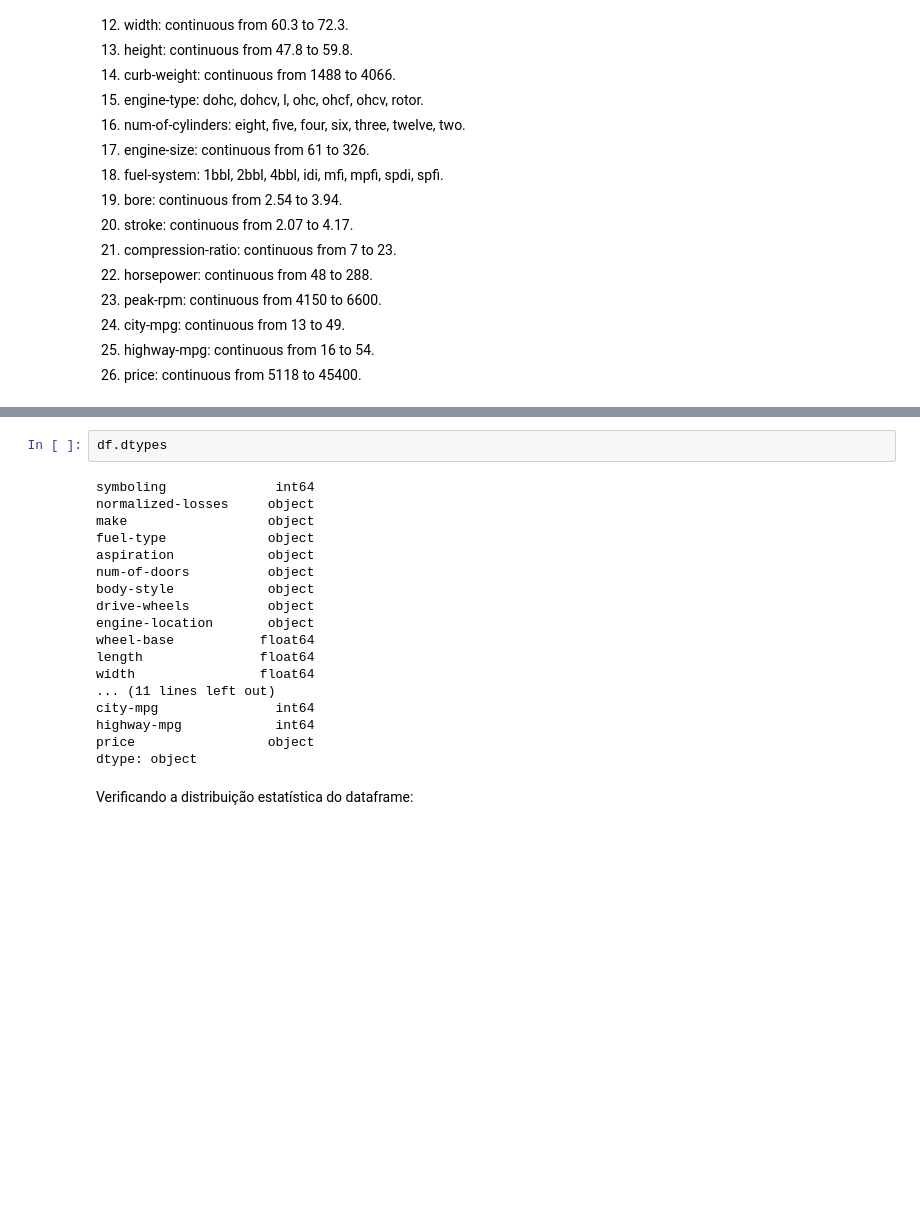
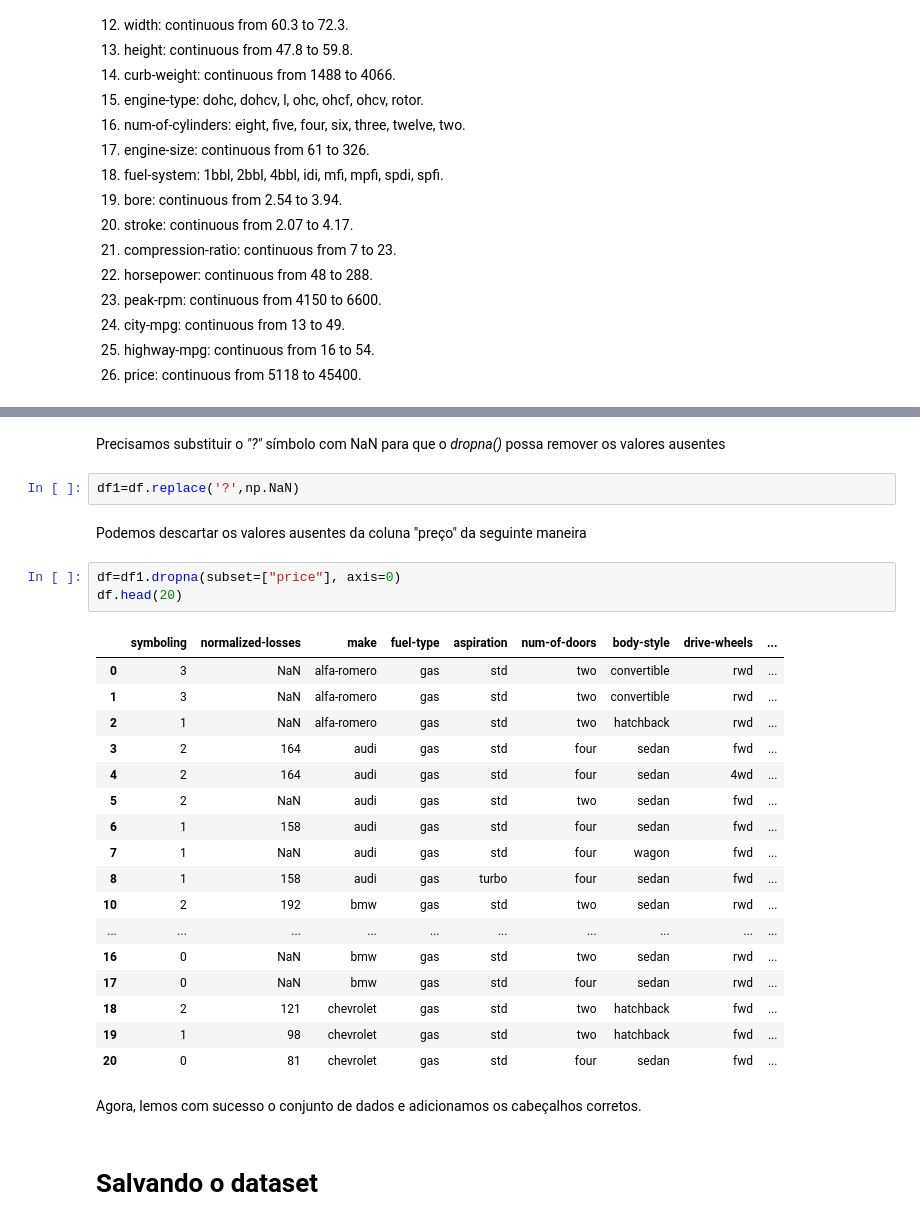
Before and after one commit to ljcotica/DataScience, a Jupyter notebook: Importing_Datasets_with_Pandas.ipynb, the cells around one changed output, grey strips where cells are left out. Cells and saved outputs as stored; diff of their text form; blank space fills up the shorter version.

Commit message:
Importing datasets with Pandas

```diff
--- a/Importing_Datasets_with_Pandas.ipynb
+++ b/Importing_Datasets_with_Pandas.ipynb
@@ -65,22 +114,31 @@ Verificando os tipos de dados importados:
-# %%
-df.dtypes
-# %% [output]
-symboling              int64
-normalized-losses     object
-make                  object
-fuel-type             object
-aspiration            object
-num-of-doors          object
-body-style            object
-drive-wheels          object
-engine-location       object
-wheel-base           float64
-length               float64
-width                float64
-... (11 lines left out)
-city-mpg               int64
-highway-mpg            int64
-price                 object
-dtype: object
-# %% [markdown]
-Verificando a distribuição estatística do dataframe:
+# %% [markdown]
+Precisamos substituir o *"?"* símbolo com NaN para que o *dropna()* possa remover os valores ausentes
+# %%
+df1=df.replace('?',np.NaN)
+# %% [markdown]
+Podemos descartar os valores ausentes da coluna "preço" da seguinte maneira
+# %%
+df=df1.dropna(subset=["price"], axis=0)
+df.head(20)
+# %% [output]
+|  | symboling | normalized-losses | make | fuel-type | aspiration | num-of-doors | body-style | drive-wheels | ... |
+| 0 | 3 | NaN | alfa-romero | gas | std | two | convertible | rwd | ... |
+| 1 | 3 | NaN | alfa-romero | gas | std | two | convertible | rwd | ... |
+| 2 | 1 | NaN | alfa-romero | gas | std | two | hatchback | rwd | ... |
+| 3 | 2 | 164 | audi | gas | std | four | sedan | fwd | ... |
+| 4 | 2 | 164 | audi | gas | std | four | sedan | 4wd | ... |
+| 5 | 2 | NaN | audi | gas | std | two | sedan | fwd | ... |
+| 6 | 1 | 158 | audi | gas | std | four | sedan | fwd | ... |
+| 7 | 1 | NaN | audi | gas | std | four | wagon | fwd | ... |
+| 8 | 1 | 158 | audi | gas | turbo | four | sedan | fwd | ... |
+| 10 | 2 | 192 | bmw | gas | std | two | sedan | rwd | ... |
+| ... | ... | ... | ... | ... | ... | ... | ... | ... | ... |
+| 16 | 0 | NaN | bmw | gas | std | two | sedan | rwd | ... |
+| 17 | 0 | NaN | bmw | gas | std | four | sedan | rwd | ... |
+| 18 | 2 | 121 | chevrolet | gas | std | two | hatchback | fwd | ... |
+| 19 | 1 | 98 | chevrolet | gas | std | two | hatchback | fwd | ... |
+| 20 | 0 | 81 | chevrolet | gas | std | four | sedan | fwd | ... |
+# %% [markdown]
+Agora, lemos com sucesso o conjunto de dados e adicionamos os cabeçalhos corretos.
+# %% [markdown]
+# Salvando o dataset
```
Also changed, not shown: parts of 48 cells of this notebook.
